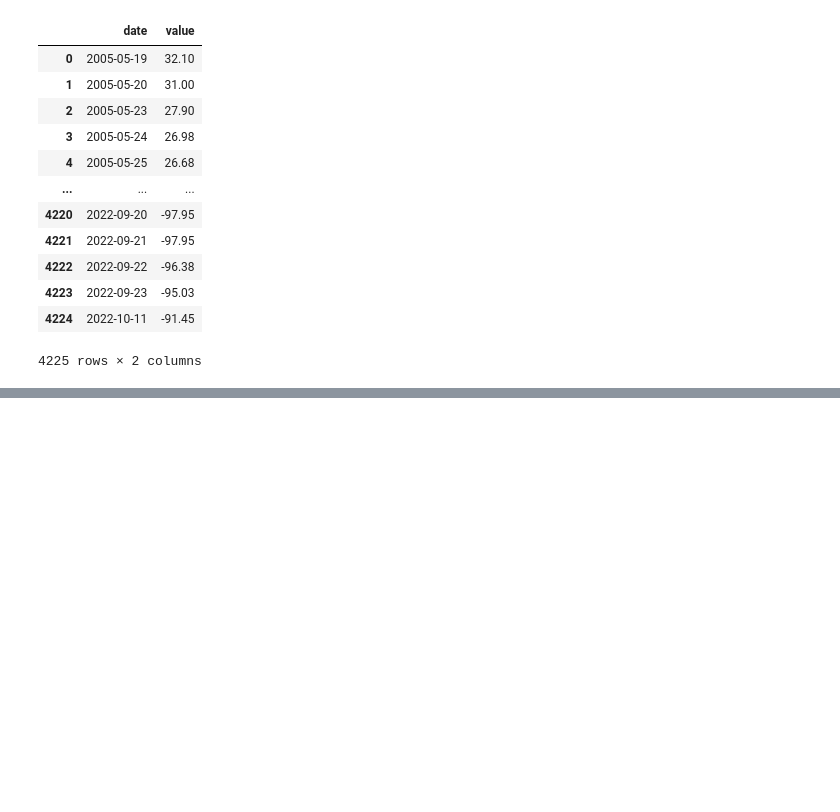
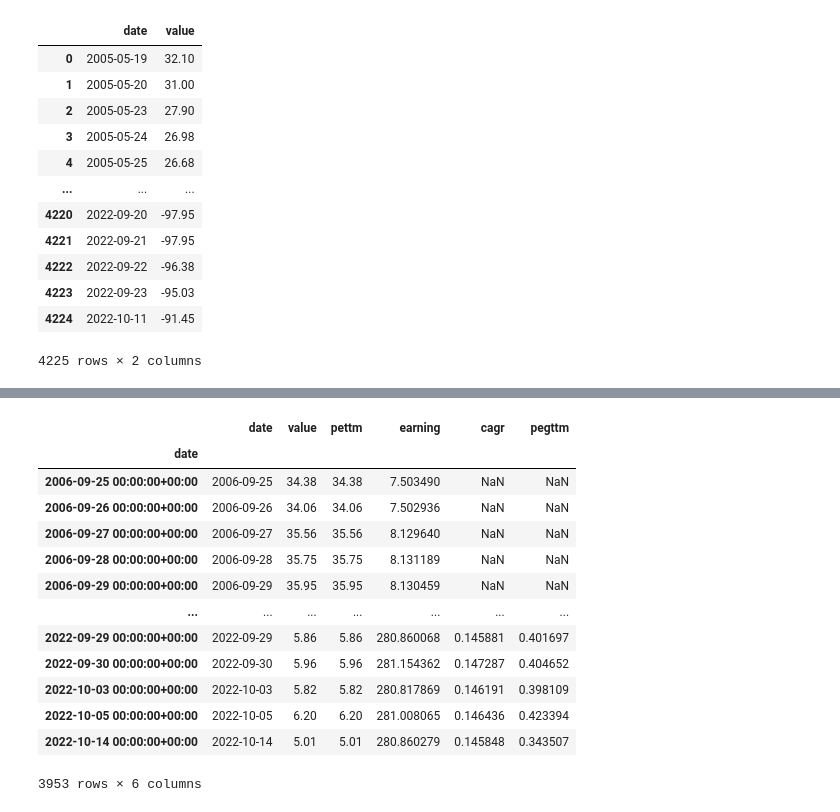
Before and after one commit to bforecast/strategy-app, a Jupyter notebook: try_akshare.ipynb, the cells around one changed output, grey strips where cells are left out. Drawn from its saved outputs; the diff is of its cells as text; code cells hidden in the pictures; blank space fills up the shorter version.

```diff
--- a/try_akshare.ipynb
+++ b/try_akshare.ipynb
@@ -282,0 +251,4 @@ stock_hk_valuation_baidu(symbol="02358", indicator="市盈率(TTM)")
+# %%
+pettm_df=ak.stock_hk_valuation_baidu(symbol="03968", indicator="市盈率(TTM)")
+mv_df=ak.stock_hk_valuation_baidu(symbol="03968", indicator='总市值')
+mv_df
@@ -282,0 +285,25 @@ stock_hk_valuation_baidu(symbol="02358", indicator="市盈率(TTM)")
+# %%
+import pandas as pd
+stock_df = pettm_df.copy()
+stock_df['pettm'] = stock_df['value']
+stock_df['earning'] = mv_df['value']/pettm_df['value']
+stock_df['cagr'] = stock_df['earning'].pct_change(periods=252)
+stock_df['pegttm'] = stock_df['value'] / stock_df['cagr']/100
+stock_df.index = pd.to_datetime(stock_df['date'], utc=True)
+
+stock_df
+# %% [output]
+|  | date | value | pettm | earning | cagr | pegttm |
+| date |  |  |  |  |  |  |
+| 2006-09-25 00:00:00+00:00 | 2006-09-25 | 34.38 | 34.38 | 7.503490 | NaN | NaN |
+| 2006-09-26 00:00:00+00:00 | 2006-09-26 | 34.06 | 34.06 | 7.502936 | NaN | NaN |
+| 2006-09-27 00:00:00+00:00 | 2006-09-27 | 35.56 | 35.56 | 8.129640 | NaN | NaN |
+| 2006-09-28 00:00:00+00:00 | 2006-09-28 | 35.75 | 35.75 | 8.131189 | NaN | NaN |
+| 2006-09-29 00:00:00+00:00 | 2006-09-29 | 35.95 | 35.95 | 8.130459 | NaN | NaN |
+| ... | ... | ... | ... | ... | ... | ... |
+| 2022-09-29 00:00:00+00:00 | 2022-09-29 | 5.86 | 5.86 | 280.860068 | 0.145881 | 0.401697 |
+| 2022-09-30 00:00:00+00:00 | 2022-09-30 | 5.96 | 5.96 | 281.154362 | 0.147287 | 0.404652 |
+| 2022-10-03 00:00:00+00:00 | 2022-10-03 | 5.82 | 5.82 | 280.817869 | 0.146191 | 0.398109 |
+| 2022-10-05 00:00:00+00:00 | 2022-10-05 | 6.20 | 6.20 | 281.008065 | 0.146436 | 0.423394 |
+| 2022-10-14 00:00:00+00:00 | 2022-10-14 | 5.01 | 5.01 | 280.860279 | 0.145848 | 0.343507 |
+3953 rows × 6 columns
```
Also changed, not shown: parts of 9 cells of this notebook, 25 other files.
